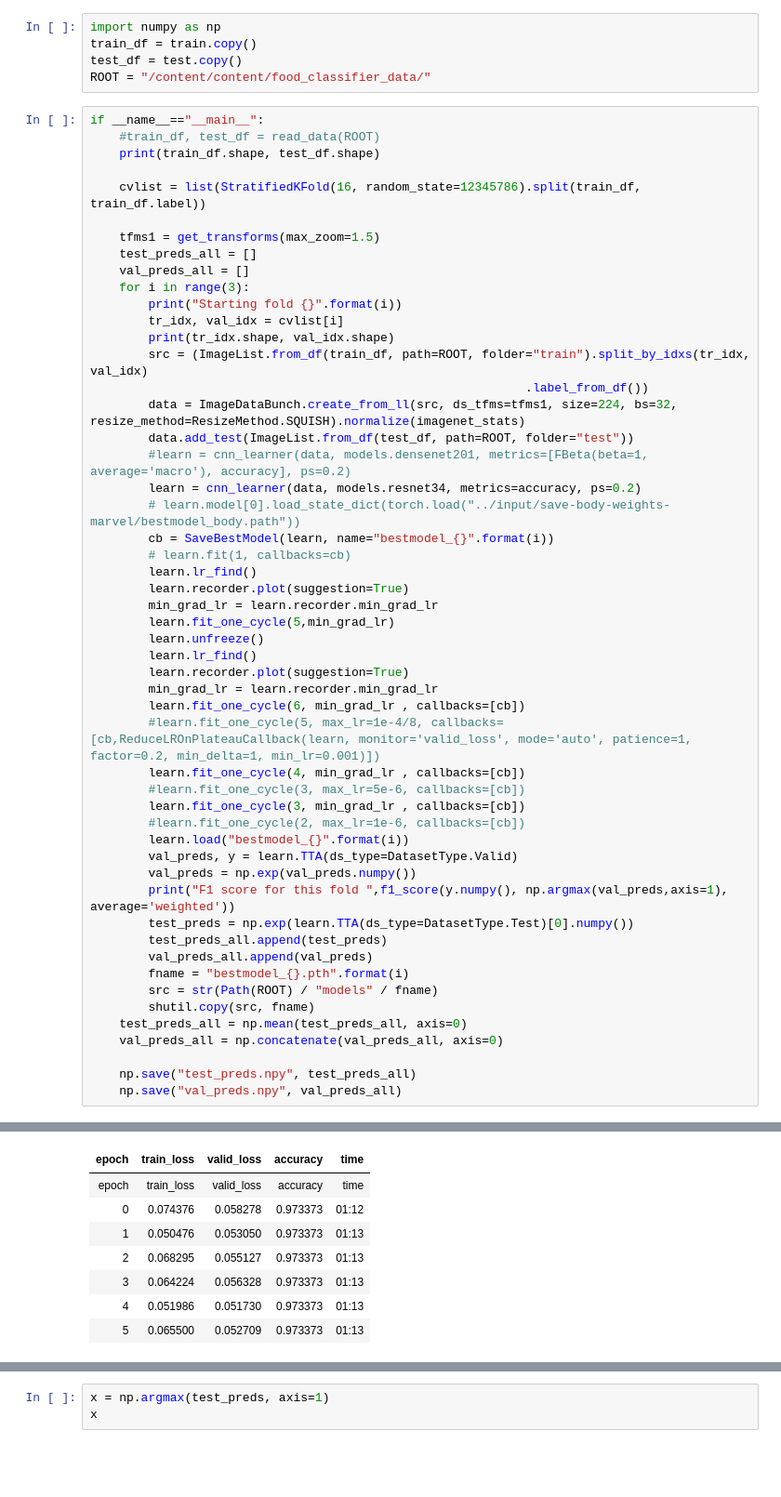
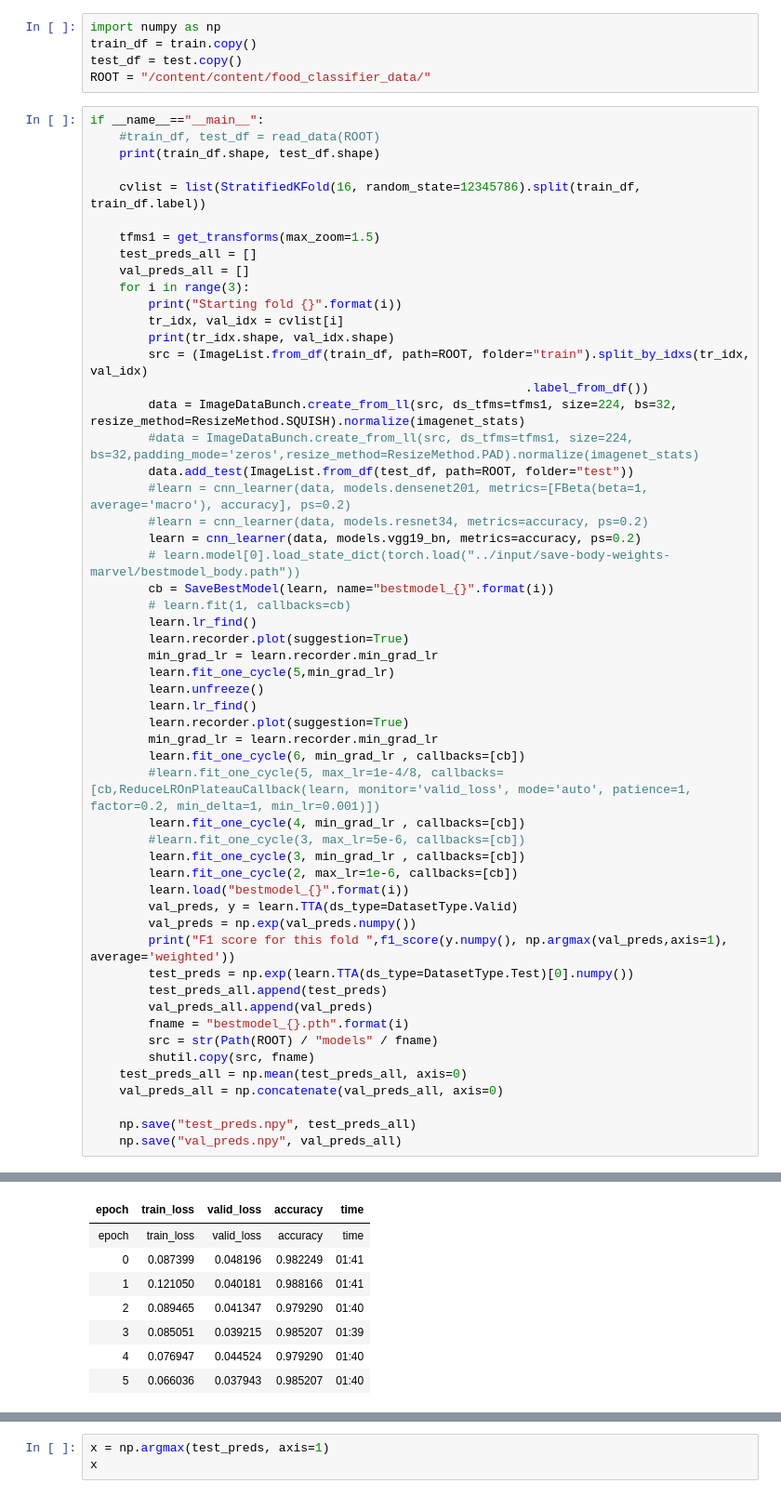
Before and after one commit to plaban1981/Dphi_hackathon, a Jupyter notebook: Data_Sprint_18_Food_Recognition.ipynb, the cells around one changed output, grey strips where cells are left out. Shown at 93% size. Cells and saved outputs as stored; diff of their text form; blank space fills up the shorter version.

```diff
--- a/Data_Sprint_18_Food_Recognition.ipynb
+++ b/Data_Sprint_18_Food_Recognition.ipynb
@@ -416,9 +423,11 @@ if __name__=="__main__":
         src = (ImageList.from_df(train_df, path=ROOT, folder="train").split_by_idxs(tr_idx, val_idx)
                                                             .label_from_df())
         data = ImageDataBunch.create_from_ll(src, ds_tfms=tfms1, size=224, bs=32, resize_method=ResizeMethod.SQUISH).normalize(imagenet_stats)
+        #data = ImageDataBunch.create_from_ll(src, ds_tfms=tfms1, size=224, bs=32,padding_mode='zeros',resize_method=ResizeMethod.PAD).normalize(imagenet_stats)
         data.add_test(ImageList.from_df(test_df, path=ROOT, folder="test"))
         #learn = cnn_learner(data, models.densenet201, metrics=[FBeta(beta=1, average='macro'), accuracy], ps=0.2)
-        learn = cnn_learner(data, models.resnet34, metrics=accuracy, ps=0.2)
+        #learn = cnn_learner(data, models.resnet34, metrics=accuracy, ps=0.2)
+        learn = cnn_learner(data, models.vgg19_bn, metrics=accuracy, ps=0.2)
         # learn.model[0].load_state_dict(torch.load("../input/save-body-weights-marvel/bestmodel_body.path"))
         cb = SaveBestModel(learn, name="bestmodel_{}".format(i))
         # learn.fit(1, callbacks=cb)
@@ -435,7 +444,7 @@ if __name__=="__main__":
         learn.fit_one_cycle(4, min_grad_lr , callbacks=[cb])
         #learn.fit_one_cycle(3, max_lr=5e-6, callbacks=[cb])
         learn.fit_one_cycle(3, min_grad_lr , callbacks=[cb])
-        #learn.fit_one_cycle(2, max_lr=1e-6, callbacks=[cb])
+        learn.fit_one_cycle(2, max_lr=1e-6, callbacks=[cb])
         learn.load("bestmodel_{}".format(i))
         val_preds, y = learn.TTA(ds_type=DatasetType.Valid)
         val_preds = np.exp(val_preds.numpy())
@@ -477,8 +486,8 @@ Min loss divided by 10: 5.75E-07
 | epoch | train_loss | valid_loss | accuracy | time |
 | epoch | train_loss | valid_loss | accuracy | time |
-| 0 | 0.074376 | 0.058278 | 0.973373 | 01:12 |
-| 1 | 0.050476 | 0.053050 | 0.973373 | 01:13 |
-| 2 | 0.068295 | 0.055127 | 0.973373 | 01:13 |
-| 3 | 0.064224 | 0.056328 | 0.973373 | 01:13 |
-| 4 | 0.051986 | 0.051730 | 0.973373 | 01:13 |
-| 5 | 0.065500 | 0.052709 | 0.973373 | 01:13 |
+| 0 | 0.087399 | 0.048196 | 0.982249 | 01:41 |
+| 1 | 0.121050 | 0.040181 | 0.988166 | 01:41 |
+| 2 | 0.089465 | 0.041347 | 0.979290 | 01:40 |
+| 3 | 0.085051 | 0.039215 | 0.985207 | 01:39 |
+| 4 | 0.076947 | 0.044524 | 0.979290 | 01:40 |
+| 5 | 0.066036 | 0.037943 | 0.985207 | 01:40 |
```
Also changed, not shown: parts of 7 cells of this notebook.
